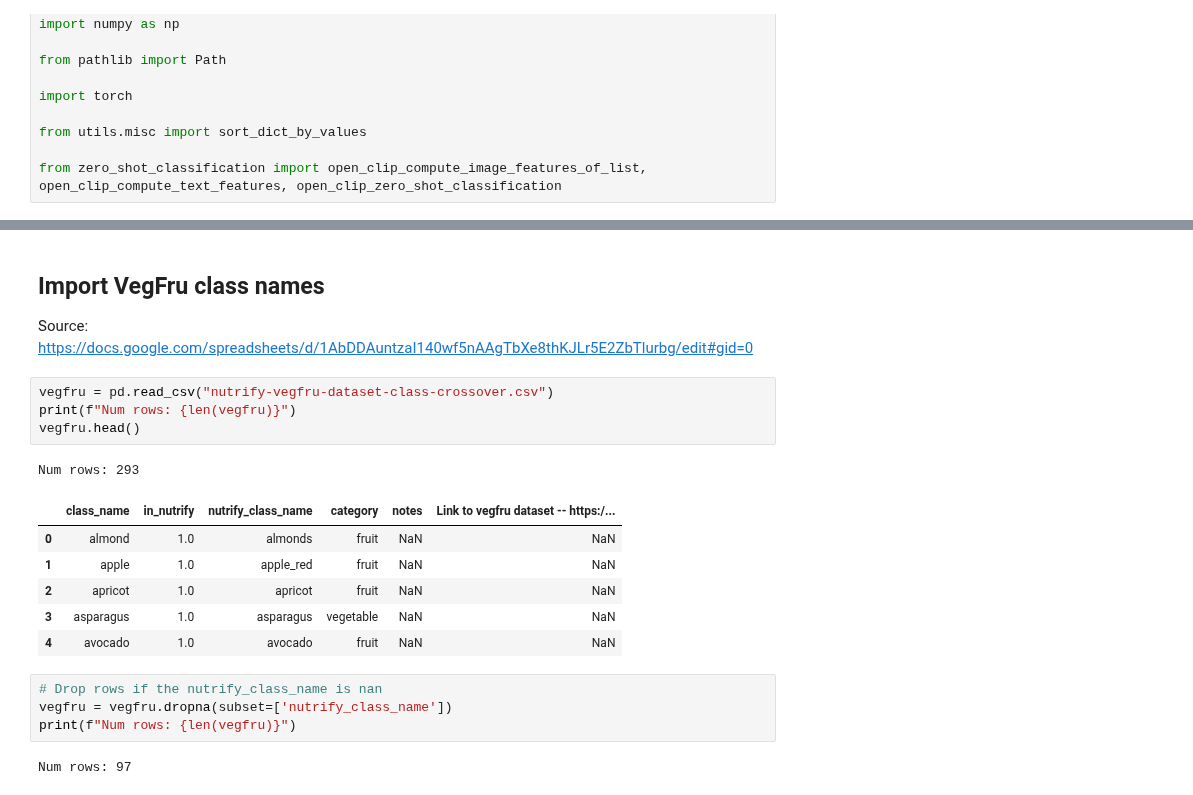
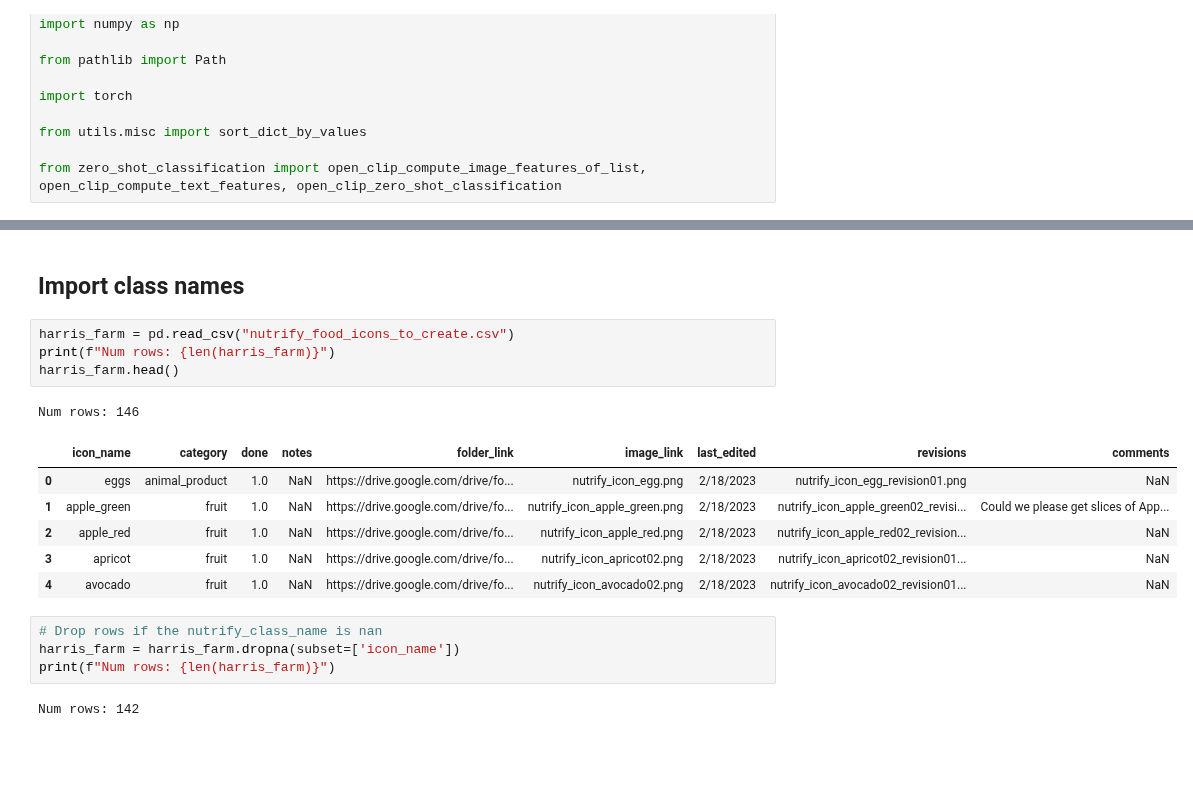
Before and after one commit to mrdbourke/nutrify, a Jupyter notebook: foodvision/notebooks/00_explore_class_names.ipynb, the cells around one changed output, grey strips where cells are left out. Saved outputs shown, nothing was run; the diff lists cells and outputs as text; blank space fills up the shorter version.

```diff
--- a/foodvision/notebooks/00_explore_class_names.ipynb
+++ b/foodvision/notebooks/00_explore_class_names.ipynb
@@ -61,22 +61,20 @@ Syncing run curious-surf-399 to Weights & Biases (docs)
-# %% [markdown]
-## Import VegFru class names
-
-Source: https://docs.google.com/spreadsheets/d/1AbDDAuntzaI140wf5nAAgTbXe8thKJLr5E2ZbTlurbg/edit#gid=0
+# %% [markdown]
+## Import class names
 # %%
-vegfru = pd.read_csv("nutrify-vegfru-dataset-class-crossover.csv")
-print(f"Num rows: {len(vegfru)}")
-vegfru.head()
+harris_farm = pd.read_csv("nutrify_food_icons_to_create.csv")
+print(f"Num rows: {len(harris_farm)}")
+harris_farm.head()
 # %% [output]
-Num rows: 293
+Num rows: 146
-|  | class_name | in_nutrify | nutrify_class_name | category | notes | Link to vegfru dataset -- https:/... |
-| 0 | almond | 1.0 | almonds | fruit | NaN | NaN |
-| 1 | apple | 1.0 | apple_red | fruit | NaN | NaN |
-| 2 | apricot | 1.0 | apricot | fruit | NaN | NaN |
-| 3 | asparagus | 1.0 | asparagus | vegetable | NaN | NaN |
-| 4 | avocado | 1.0 | avocado | fruit | NaN | NaN |
+|  | icon_name | category | done | notes | folder_link | image_link | last_edited | revisions | comments |
+| 0 | eggs | animal_product | 1.0 | NaN | https://drive.google.com/drive/fo... | nutrify_icon_egg.png | 2/18/2023 | nutrify_icon_egg_revision01.png | NaN |
+| 1 | apple_green | fruit | 1.0 | NaN | https://drive.google.com/drive/fo... | nutrify_icon_apple_green.png | 2/18/2023 | nutrify_icon_apple_green02_revisi... | Could we please get slices of App... |
+| 2 | apple_red | fruit | 1.0 | NaN | https://drive.google.com/drive/fo... | nutrify_icon_apple_red.png | 2/18/2023 | nutrify_icon_apple_red02_revision... | NaN |
+| 3 | apricot | fruit | 1.0 | NaN | https://drive.google.com/drive/fo... | nutrify_icon_apricot02.png | 2/18/2023 | nutrify_icon_apricot02_revision01... | NaN |
+| 4 | avocado | fruit | 1.0 | NaN | https://drive.google.com/drive/fo... | nutrify_icon_avocado02.png | 2/18/2023 | nutrify_icon_avocado02_revision01... | NaN |
 # %%
 # Drop rows if the nutrify_class_name is nan
-vegfru = vegfru.dropna(subset=['nutrify_class_name'])
-print(f"Num rows: {len(vegfru)}")
+harris_farm = harris_farm.dropna(subset=['icon_name'])
+print(f"Num rows: {len(harris_farm)}")
 # %% [output]
-Num rows: 97
+Num rows: 142
```
Also changed, not shown: parts of 34 cells of this notebook, 2 other files.
